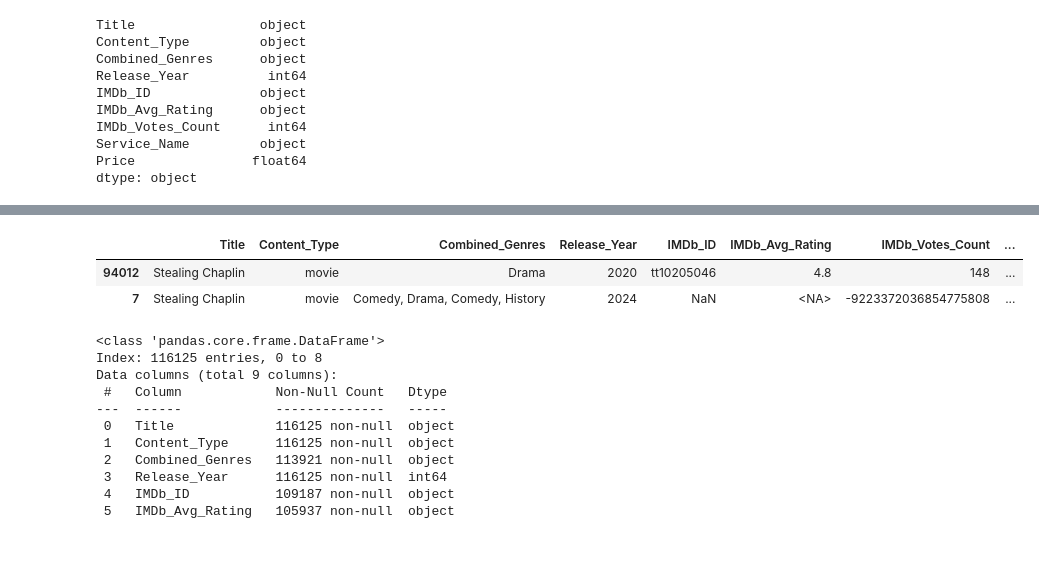
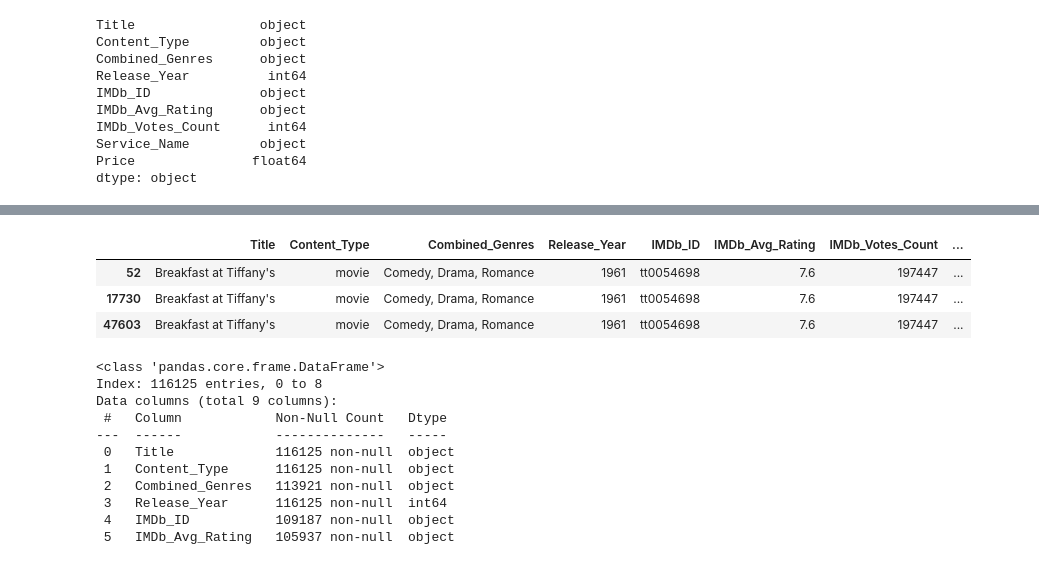
Before and after one commit to rkynhoff/Streaming_Service_Comparisons, a Jupyter notebook: STRM_SERV_COMP_V2.ipynb, the cells around one changed output, grey strips where cells are left out. Saved outputs shown, nothing was run; the diff lists cells and outputs as text; code cells hidden in the pictures.

```diff
--- a/STRM_SERV_COMP_V2.ipynb
+++ b/STRM_SERV_COMP_V2.ipynb
@@ -591,11 +584,12 @@ dtype: object
 # streaming_v5["Combined_Genres"] = streaming_v5["Combined_Genres"].apply(lambda x: ' '.join(set(x.split())))
 # %%
 # Still seeing the duplicated word "Comedy" in the COmbined_Genres column
-display(streaming_v5[streaming_v5["Title"] == "Stealing Chaplin"])
+display(streaming_v5[streaming_v5["Title"] == "Breakfast at Tiffany's"])
 # %% [output]
 |  | Title | Content_Type | Combined_Genres | Release_Year | IMDb_ID | IMDb_Avg_Rating | IMDb_Votes_Count | ... |
-| 94012 | Stealing Chaplin | movie | Drama | 2020 | tt10205046 | 4.8 | 148 | ... |
-| 7 | Stealing Chaplin | movie | Comedy, Drama, Comedy, History | 2024 | NaN | <NA> | -9223372036854775808 | ... |
+| 52 | Breakfast at Tiffany's | movie | Comedy, Drama, Romance | 1961 | tt0054698 | 7.6 | 197447 | ... |
+| 17730 | Breakfast at Tiffany's | movie | Comedy, Drama, Romance | 1961 | tt0054698 | 7.6 | 197447 | ... |
+| 47603 | Breakfast at Tiffany's | movie | Comedy, Drama, Romance | 1961 | tt0054698 | 7.6 | 197447 | ... |
 # %%
 streaming_v5.info()
 # %% [output]
```
Also changed, not shown: parts of 6 cells of this notebook.
